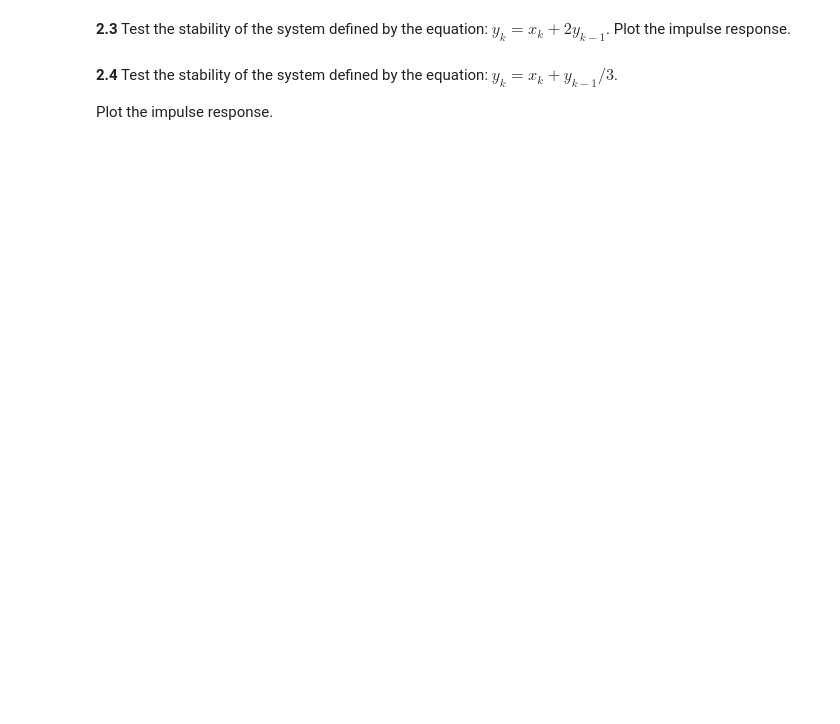
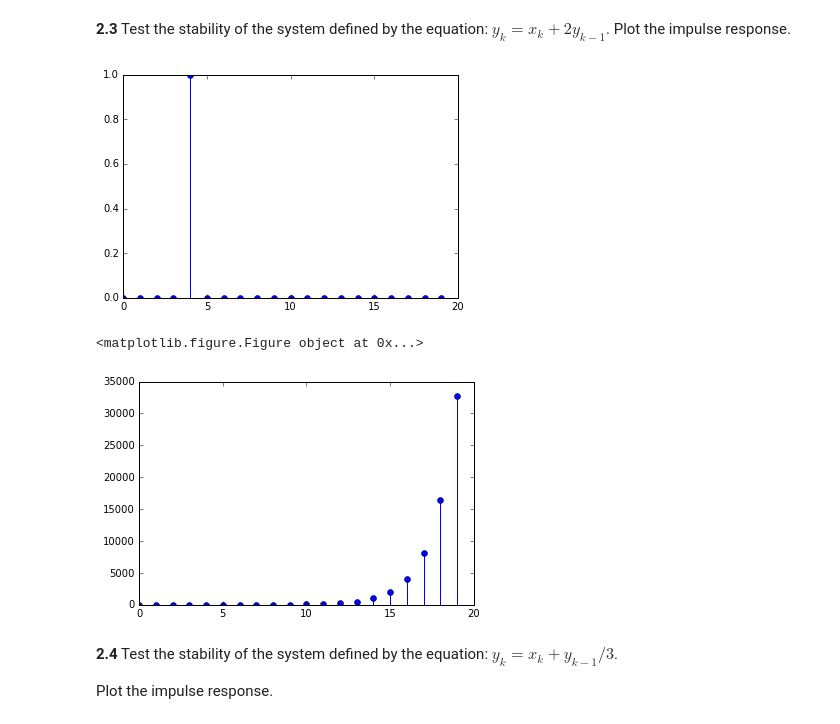
Before and after one commit to ctmengdi/DSP-TP-1617, a Jupyter notebook: Lab2/python/Lab2.ipynb, the cells around one changed output. Drawn from its saved outputs; the diff is of its cells as text; code cells hidden in the pictures; blank space fills up the shorter version.

```diff
--- a/Lab2/python/Lab2.ipynb
+++ b/Lab2/python/Lab2.ipynb
@@ -119,5 +138,24 @@ plt.stem(s)
 # %% [markdown]
 **2.3** Test the stability of the system defined by the equation: $y_k=x_k+2y_{k-1}$. Plot the impulse response.
+# %%
+s = np.zeros((N,))
+s[4]=1
+plt.stem(s)
+plt.figure()
+plt.show()
+
+g = np.zeros((N,))
+for i in range (1,N):
+    g[i] = s[i]+2*g[i-1]
+
+
+plt.figure()
+plt.stem(g)
+plt.show()
+# %% [output]
+[figure, added]
+<matplotlib.figure.Figure object at 0x...>
+[figure, added]
 # %% [markdown]
 **2.4** Test the stability of the system defined by the equation: $y_k=x_k+y_{k-1}/3$.
 
```
Also changed, not shown: parts of 11 cells of this notebook.
